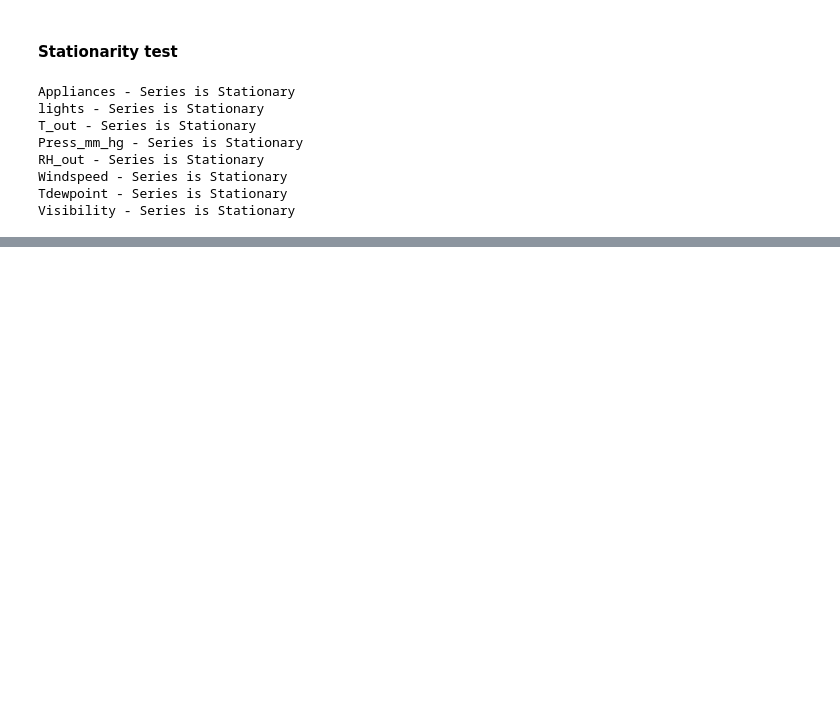
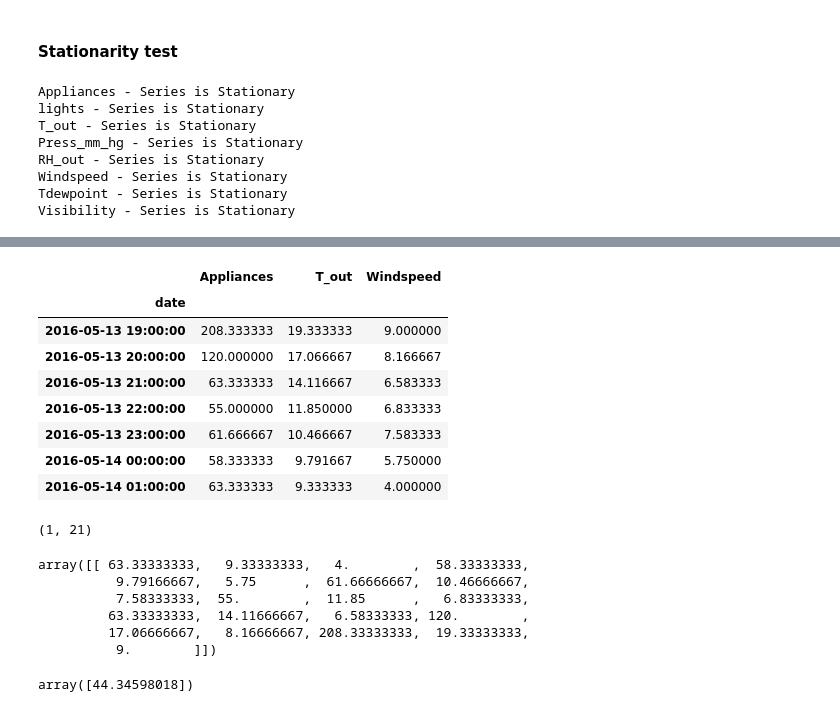
Before and after one commit to NishanD21/Energy-usage-of-appliances-Multivariate-Time-Series-Analysis, a Jupyter notebook: mva.ipynb, the cells around one changed output, grey strips where cells are left out. Drawn from its saved outputs; the diff is of its cells as text; code cells hidden in the pictures; blank space fills up the shorter version.

```diff
--- a/mva.ipynb
+++ b/mva.ipynb
@@ -136,0 +251,3 @@ Visibility - Series is Stationary
+# %%
+lag = results.k_ar
+results.forecast(df_train.values[-lag:],steps=5)
@@ -136,0 +335,12 @@ Visibility - Series is Stationary
+# %%
+df_train[-lag:]
+# %% [output]
+|  | Appliances | T_out | Windspeed |
+| date |  |  |  |
+| 2016-05-13 19:00:00 | 208.333333 | 19.333333 | 9.000000 |
+| 2016-05-13 20:00:00 | 120.000000 | 17.066667 | 8.166667 |
+| 2016-05-13 21:00:00 | 63.333333 | 14.116667 | 6.583333 |
+| 2016-05-13 22:00:00 | 55.000000 | 11.850000 | 6.833333 |
+| 2016-05-13 23:00:00 | 61.666667 | 10.466667 | 7.583333 |
+| 2016-05-14 00:00:00 | 58.333333 | 9.791667 | 5.750000 |
+| 2016-05-14 01:00:00 | 63.333333 | 9.333333 | 4.000000 |
@@ -136,0 +349,17 @@ Visibility - Series is Stationary
+# %%
+in_arr.shape
+# %% [output]
+(1, 21)
+# %%
+in_arr
+# %% [output]
+array([[ 63.33333333,   9.33333333,   4.        ,  58.33333333,
+          9.79166667,   5.75      ,  61.66666667,  10.46666667,
+          7.58333333,  55.        ,  11.85      ,   6.83333333,
+         63.33333333,  14.11666667,   6.58333333, 120.        ,
+         17.06666667,   8.16666667, 208.33333333,  19.33333333,
+          9.        ]])
+# %%
+np.dot(in_arr,coeff_arr)+df_coeff['coeff'][:1].values
+# %% [output]
+array([44.34598018])
```
Also changed, not shown: parts of 23 cells of this notebook.
